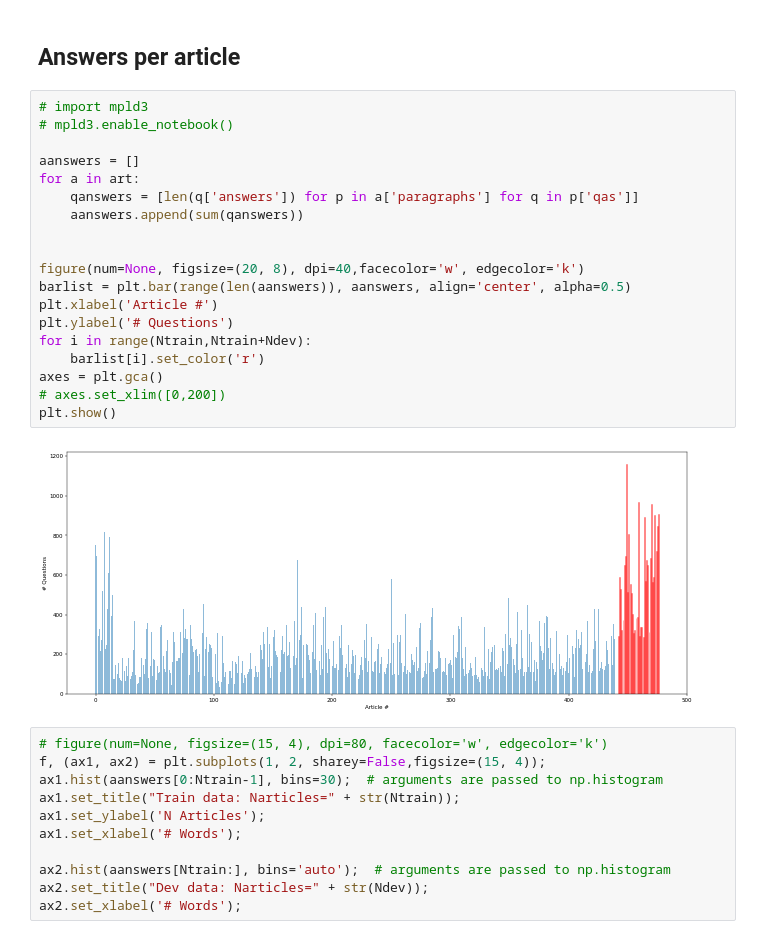
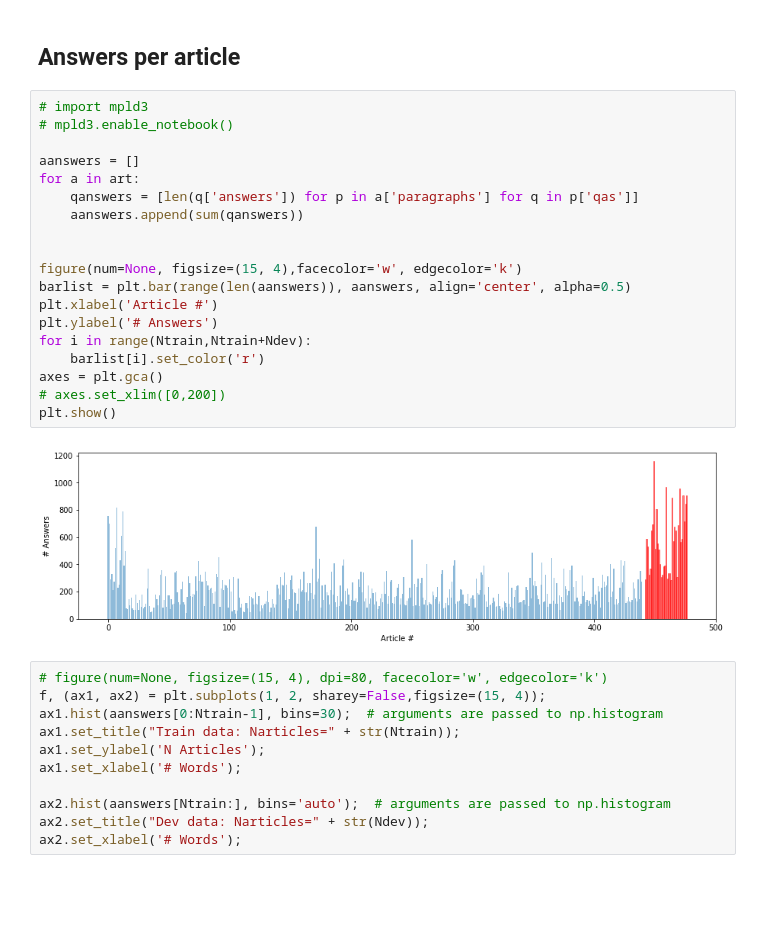
Before and after one commit to davestanley/mindpocket, a Jupyter notebook: play/data_EDA_SQuAD_stats.ipynb, the cells around one changed output. Drawn from its saved outputs; the diff is of its cells as text; blank space fills up the shorter version.

```diff
--- a/play/data_EDA_SQuAD_stats.ipynb
+++ b/play/data_EDA_SQuAD_stats.ipynb
@@ -209,24 +217,24 @@ ax2.set_xlabel('# Words');
 # %%
 # import mpld3
 # mpld3.enable_notebook()
 
 aanswers = []
 for a in art:
     qanswers = [len(q['answers']) for p in a['paragraphs'] for q in p['qas']]
     aanswers.append(sum(qanswers))
 
 
-figure(num=None, figsize=(20, 8), dpi=40,facecolor='w', edgecolor='k')
+figure(num=None, figsize=(15, 4),facecolor='w', edgecolor='k')
 barlist = plt.bar(range(len(aanswers)), aanswers, align='center', alpha=0.5)
 plt.xlabel('Article #')
-plt.ylabel('# Questions')
+plt.ylabel('# Answers')
 for i in range(Ntrain,Ntrain+Ndev):
     barlist[i].set_color('r')
 axes = plt.gca()
 # axes.set_xlim([0,200])
 plt.show()
 # %% [output]
-[figure, old version]
+[figure, new version]
 # %%
 # figure(num=None, figsize=(15, 4), dpi=80, facecolor='w', edgecolor='k')
 f, (ax1, ax2) = plt.subplots(1, 2, sharey=False,figsize=(15, 4));
```
Also changed, not shown: parts of 17 cells of this notebook, 3 other files.
